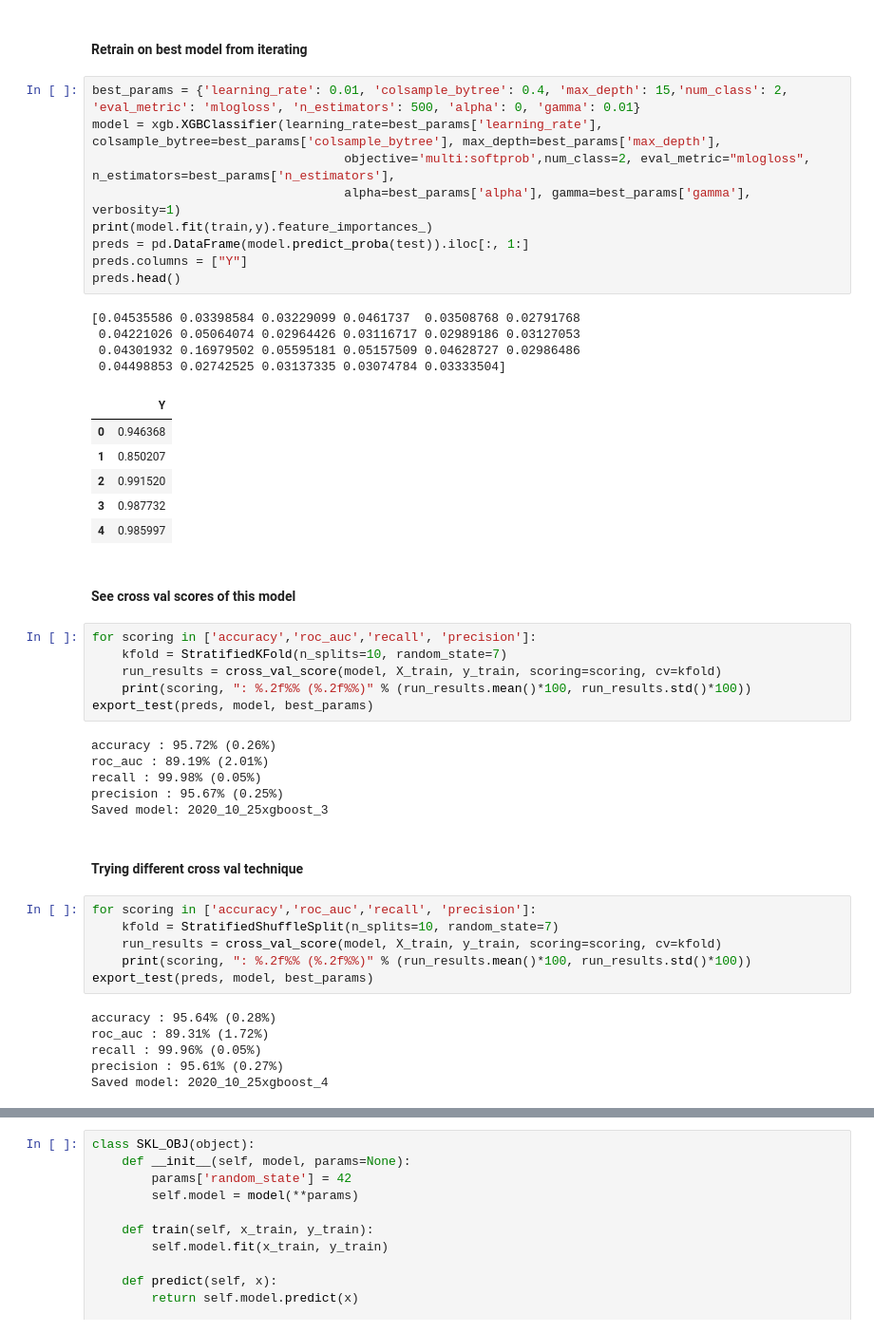
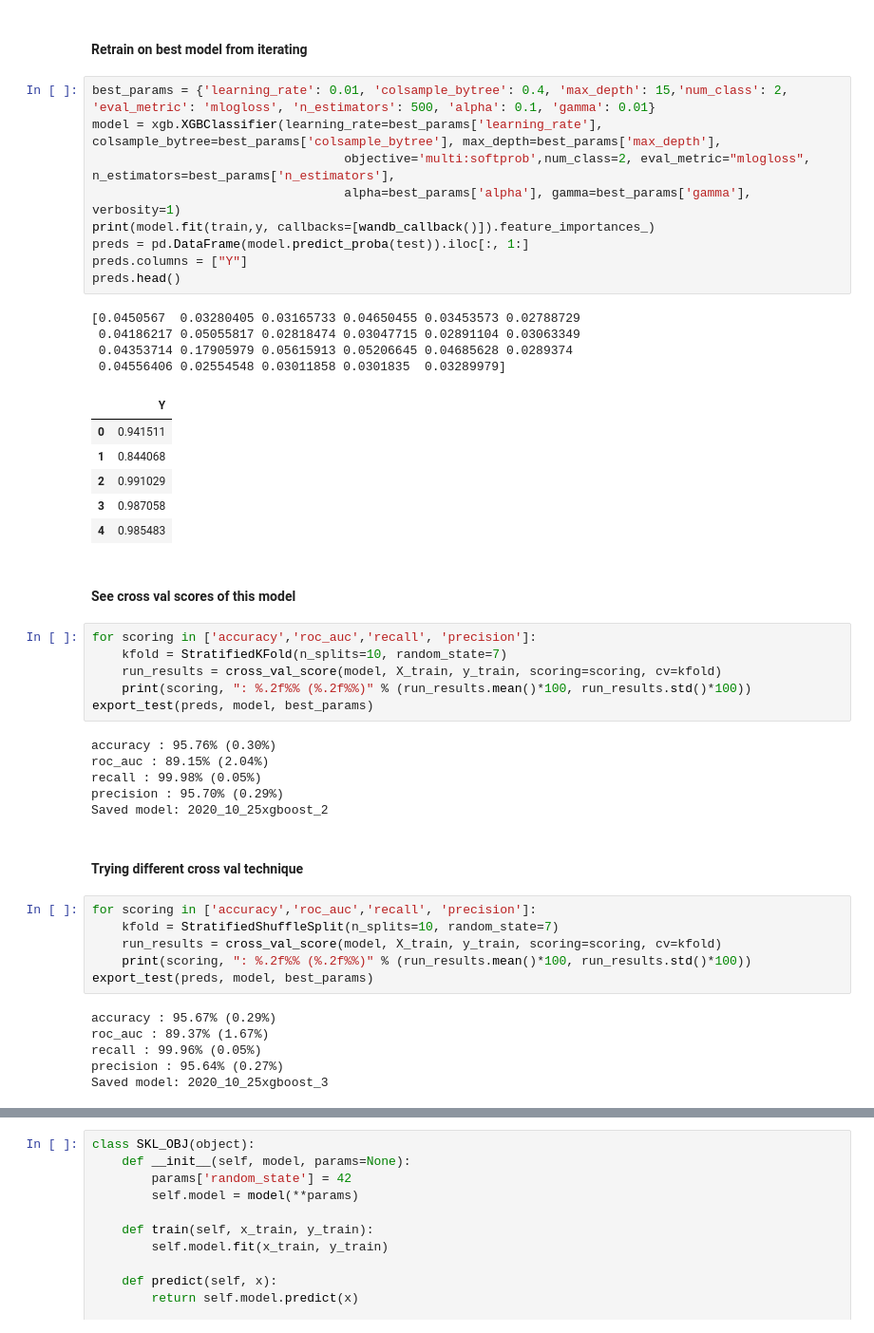
Before and after one commit to MaxDauber/DSLab-Kaggle, a Jupyter notebook: Competition Notebook.ipynb, the cells around one changed output, grey strips where cells are left out. Shown: that part at 95% size. Saved outputs shown, nothing was run; the diff lists cells and outputs as text.

```diff
--- a/Competition Notebook.ipynb
+++ b/Competition Notebook.ipynb
@@ -200,25 +211,25 @@ results.to_csv(f'training_results/run1.csv',index=False,header=True)
 # %% [markdown]
 #### Retrain on best model from iterating
 # %%
-best_params = {'learning_rate': 0.01, 'colsample_bytree': 0.4, 'max_depth': 15,'num_class': 2, 'eval_metric': 'mlogloss', 'n_estimators': 500, 'alpha': 0, 'gamma': 0.01}
+best_params = {'learning_rate': 0.01, 'colsample_bytree': 0.4, 'max_depth': 15,'num_class': 2, 'eval_metric': 'mlogloss', 'n_estimators': 500, 'alpha': 0.1, 'gamma': 0.01}
 model = xgb.XGBClassifier(learning_rate=best_params['learning_rate'], colsample_bytree=best_params['colsample_bytree'], max_depth=best_params['max_depth'],
                                   objective='multi:softprob',num_class=2, eval_metric="mlogloss", n_estimators=best_params['n_estimators'],
                                   alpha=best_params['alpha'], gamma=best_params['gamma'], verbosity=1)
-print(model.fit(train,y).feature_importances_)
+print(model.fit(train,y, callbacks=[wandb_callback()]).feature_importances_)
 preds = pd.DataFrame(model.predict_proba(test)).iloc[:, 1:]
 preds.columns = ["Y"]
 preds.head()
 # %% [output]
-[0.04535586 0.03398584 0.03229099 0.0461737  0.03508768 0.02791768
- 0.04221026 0.05064074 0.02964426 0.03116717 0.02989186 0.03127053
- 0.04301932 0.16979502 0.05595181 0.05157509 0.04628727 0.02986486
- 0.04498853 0.02742525 0.03137335 0.03074784 0.03333504]
+[0.0450567  0.03280405 0.03165733 0.04650455 0.03453573 0.02788729
+ 0.04186217 0.05055817 0.02818474 0.03047715 0.02891104 0.03063349
+ 0.04353714 0.17905979 0.05615913 0.05206645 0.04685628 0.0289374
+ 0.04556406 0.02554548 0.03011858 0.0301835  0.03289979]
 |  | Y |
-| 0 | 0.946368 |
-| 1 | 0.850207 |
-| 2 | 0.991520 |
-| 3 | 0.987732 |
-| 4 | 0.985997 |
+| 0 | 0.941511 |
+| 1 | 0.844068 |
+| 2 | 0.991029 |
+| 3 | 0.987058 |
+| 4 | 0.985483 |
 # %% [markdown]
 #### See cross val scores of this model
 # %%
@@ -228,11 +239,11 @@ for scoring in ['accuracy','roc_auc','recall', 'precision']:
     print(scoring, ": %.2f%% (%.2f%%)" % (run_results.mean()*100, run_results.std()*100))
 export_test(preds, model, best_params)
 # %% [output]
-accuracy : 95.72% (0.26%)
-roc_auc : 89.19% (2.01%)
+accuracy : 95.76% (0.30%)
+roc_auc : 89.15% (2.04%)
 recall : 99.98% (0.05%)
-precision : 95.67% (0.25%)
-Saved model: 2020_10_25xgboost_3
+precision : 95.70% (0.29%)
+Saved model: 2020_10_25xgboost_2
 # %% [markdown]
 #### Trying different cross val technique
 # %%
@@ -242,8 +253,8 @@ for scoring in ['accuracy','roc_auc','recall', 'precision']:
     print(scoring, ": %.2f%% (%.2f%%)" % (run_results.mean()*100, run_results.std()*100))
 export_test(preds, model, best_params)
 # %% [output]
-accuracy : 95.64% (0.28%)
-roc_auc : 89.31% (1.72%)
+accuracy : 95.67% (0.29%)
+roc_auc : 89.37% (1.67%)
 recall : 99.96% (0.05%)
-precision : 95.61% (0.27%)
-Saved model: 2020_10_25xgboost_4
+precision : 95.64% (0.27%)
+Saved model: 2020_10_25xgboost_3
```
Also changed, not shown: parts of 16 cells of this notebook, 31 other files.
